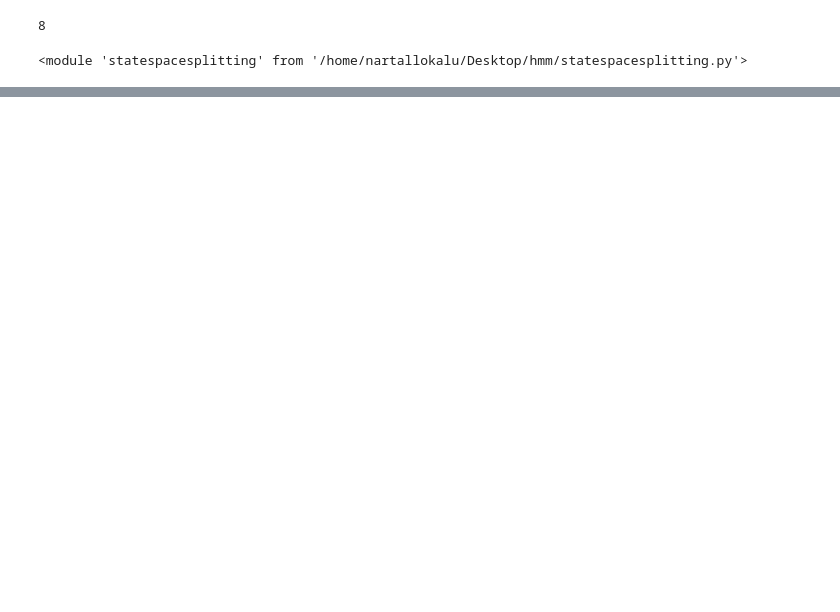
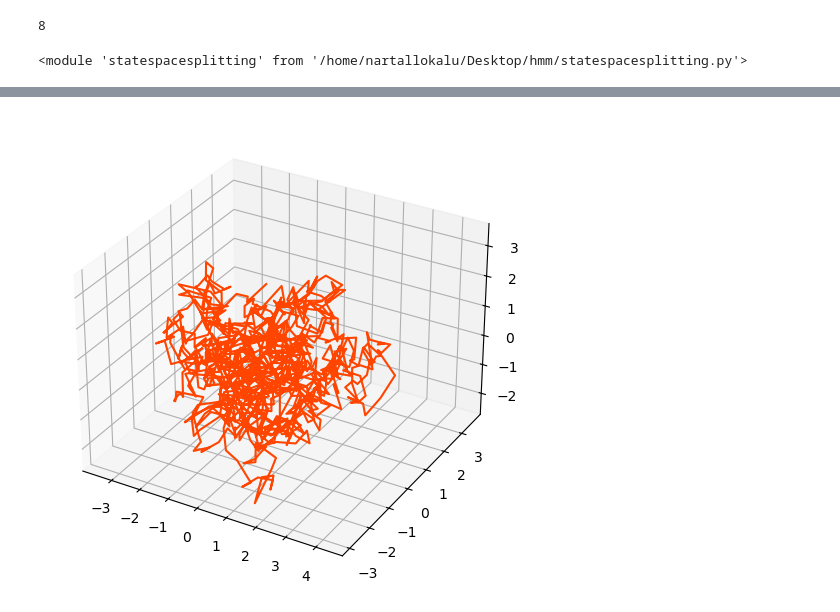
Before and after one commit to rnartallo/hmm, a Jupyter notebook: state-space-splitting.ipynb, the cells around one changed output, grey strips where cells are left out. Saved outputs shown, nothing was run; the diff lists cells and outputs as text; code cells hidden in the pictures; blank space fills up the shorter version.

```diff
--- a/state-space-splitting.ipynb
+++ b/state-space-splitting.ipynb
@@ -174,0 +247,8 @@ plt.plot(EPR_true,np.mean(EPR_sss,0))
+# %%
+fig = plt.figure(figsize=(6,6))
+ax = fig.add_subplot(111, projection='3d') # Method 2
+ax.plot(X_pca[0,:], X_pca[1,:], X_pca[2,:], color = 'orangered')
+
+plt.show()
+# %% [output]
+[figure, added]
```
Also changed, not shown: parts of 18 cells of this notebook, 10 other files.
